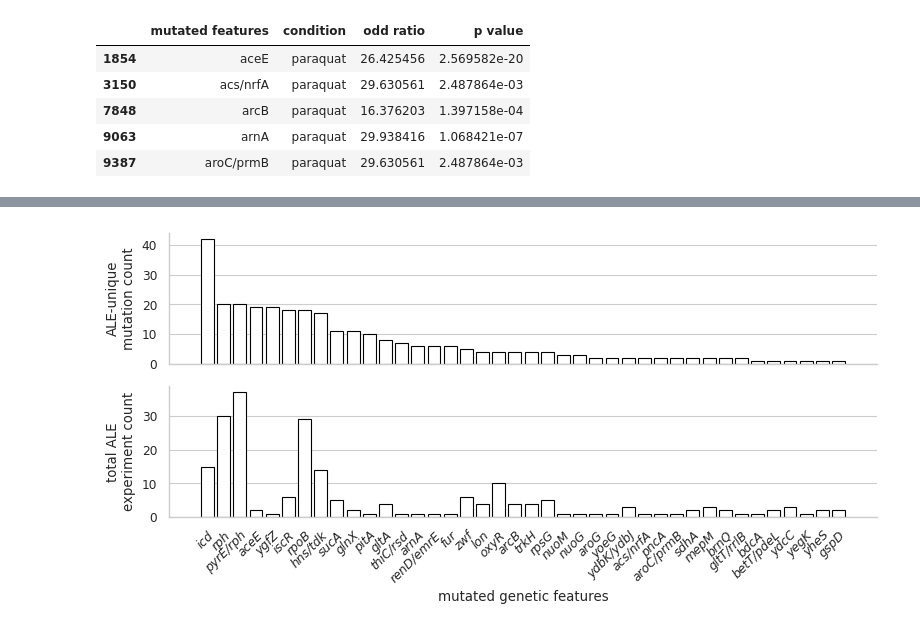
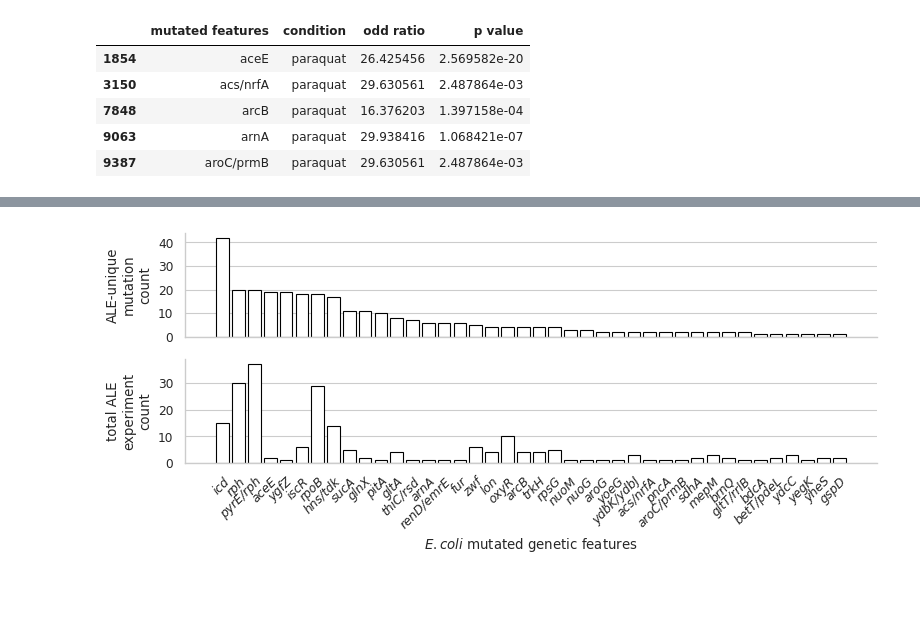
Before and after one commit to pvphaneuf/ros_tol_gdv, a Jupyter notebook: inspect_assocs.ipynb, the cells around one changed output, grey strips where cells are left out. Drawn from its saved outputs; the diff is of its cells as text; code cells hidden in the pictures; blank space fills up the shorter version.

Commit message:
Enhancements to figures

```diff
--- a/inspect_assocs.ipynb
+++ b/inspect_assocs.ipynb
@@ -308,26 +308,31 @@ summary_df
 # %%
 sns.set_context("paper")
 sns.set_style("whitegrid")
+import matplotlib.ticker as ticker
 plt.rcParams["figure.dpi"] = 100
 
 
 sorted_data = summary_df.sort_values(by="ALE-unique mutation count", ascending=False)
 
-fig, axs = plt.subplots(2, 1, figsize=(8, 4), sharex=True)
+fig, axs = plt.subplots(2, 1, figsize=(8, 3.5), sharex=True)
 
 axs[0].bar(sorted_data.index, sorted_data['ALE-unique mutation count'], color='white', edgecolor='black')
-axs[0].set_ylabel('ALE-unique\nmutation count')
+axs[0].set_ylabel('ALE-unique\nmutation\ncount')
+axs[0].yaxis.set_major_locator(ticker.MultipleLocator(10))
 axs[0].xaxis.grid(False)
 
 axs[1].bar(sorted_data.index, sorted_data['total ALE experiment count'], color='white', edgecolor='black')
-axs[1].set_xlabel('mutated genetic features')
-axs[1].set_ylabel('total ALE\nexperiment count')
+axs[1].set_xlabel('$\it{E. coli}$ mutated genetic features')
+axs[1].set_ylabel('total ALE\nexperiment\ncount')
+axs[1].yaxis.set_major_locator(ticker.MultipleLocator(10))
 axs[1].xaxis.grid(False)
 
 sns.despine(right=True, top=True)
 
 plt.xticks(fontstyle='italic', rotation=45, ha="right", rotation_mode="anchor")
 
 plt.tight_layout()
+
+plt.savefig("f2b.svg")
 # %% [output]
-[figure, old version]
+[figure, new version]
```
Also changed, not shown: parts of 1 cell of this notebook, 5 other files.
